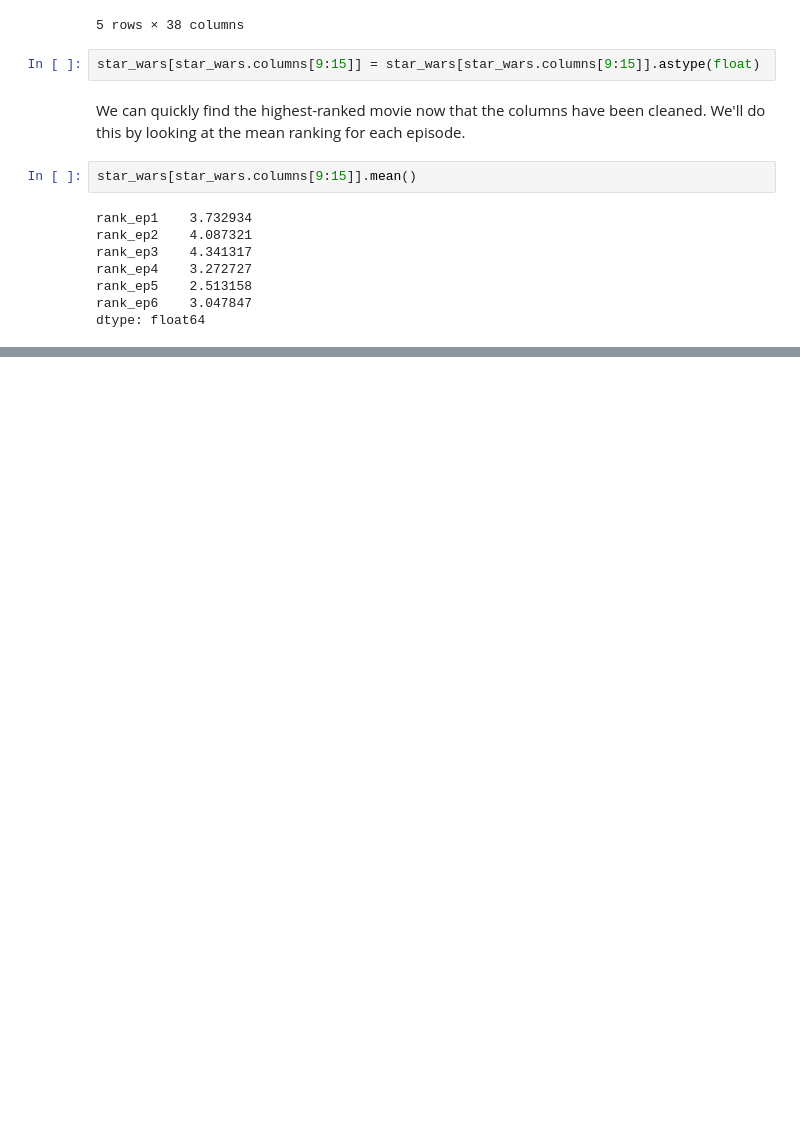
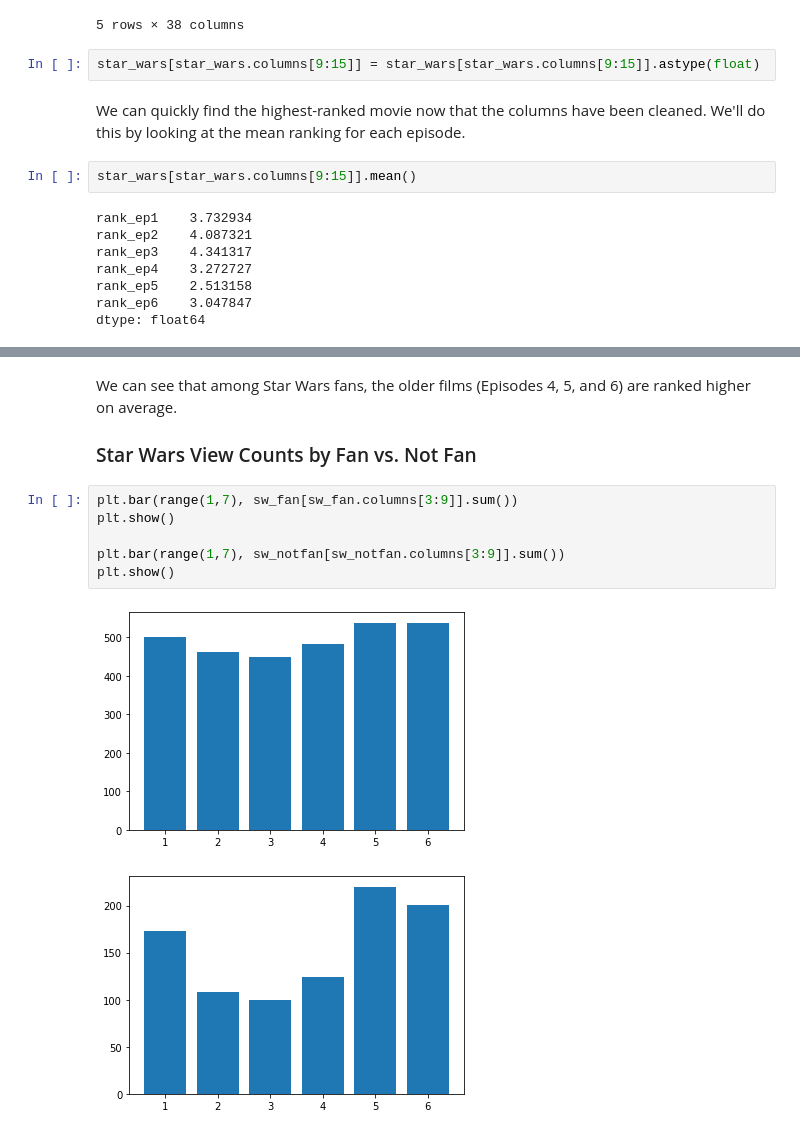
Before and after one commit to branBeckett/data-science-projects, a Jupyter notebook: star-wars-survey/star-wars-survey.ipynb, the cells around one changed output, grey strips where cells are left out. Saved outputs shown, nothing was run; the diff lists cells and outputs as text; blank space fills up the shorter version.

```diff
--- a/star-wars-survey/star-wars-survey.ipynb
+++ b/star-wars-survey/star-wars-survey.ipynb
@@ -185,0 +227,13 @@ Now we can easily see that Star Wars Episode 5 ranks the highest, and episodes 4
+# %% [markdown]
+We can see that among Star Wars fans, the older films (Episodes 4, 5, and 6) are ranked higher on average.
+
+### Star Wars View Counts by Fan vs. Not Fan
+# %%
+plt.bar(range(1,7), sw_fan[sw_fan.columns[3:9]].sum())
+plt.show()
+
+plt.bar(range(1,7), sw_notfan[sw_notfan.columns[3:9]].sum())
+plt.show()
+# %% [output]
+[figure, added]
+[figure, added]
```
Also changed, not shown: parts of 8 cells of this notebook.
